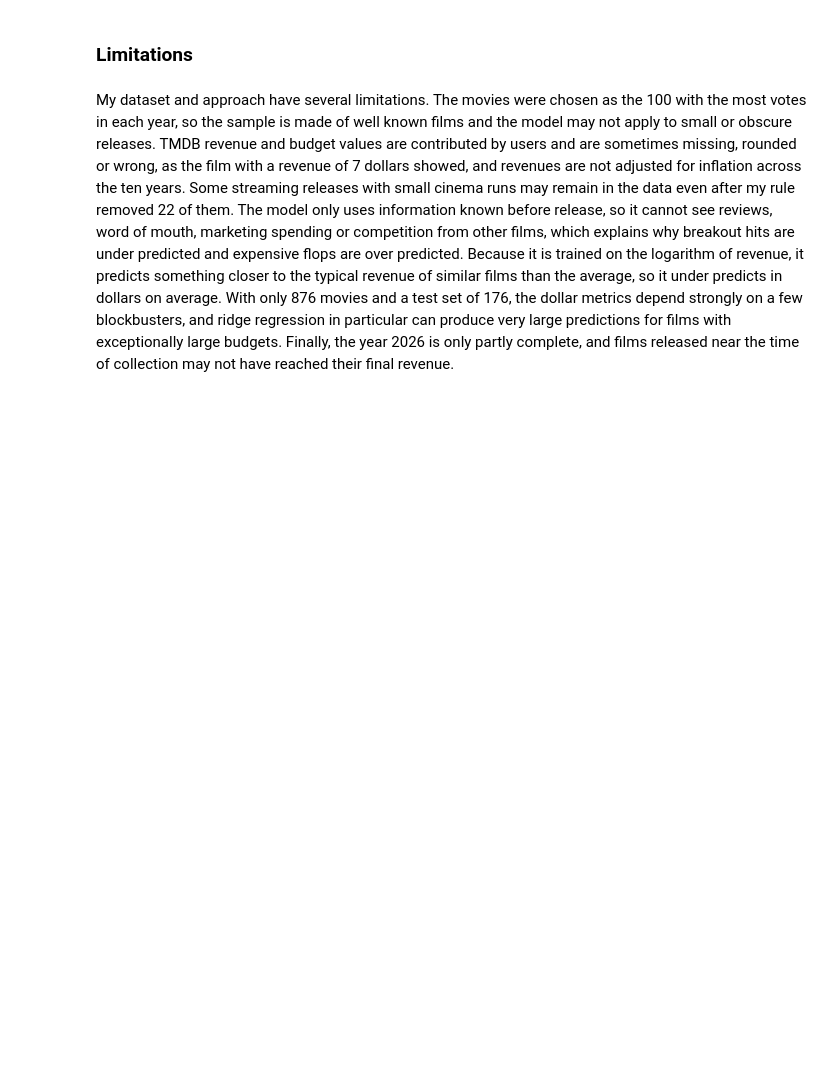
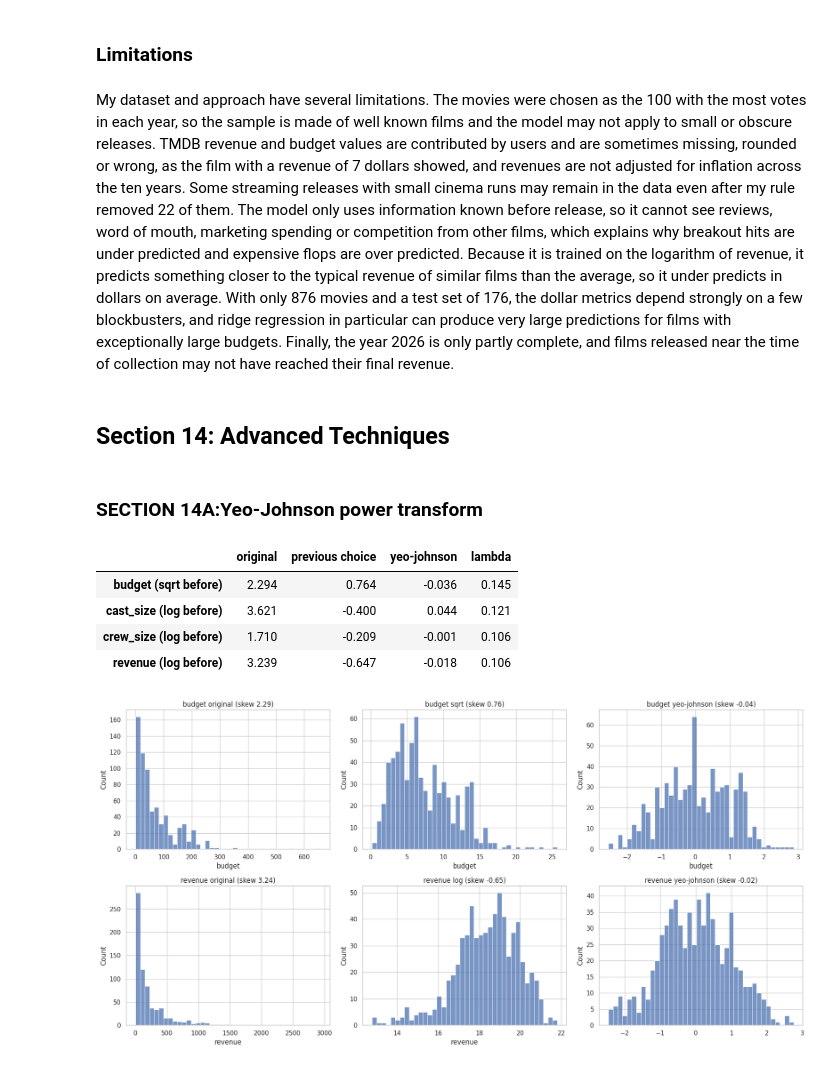
Before and after one commit to eishaiqbal767-cmyk/AI-TMBD-MOVIES-PROJECT, a Jupyter notebook: Notebooks/TMBD_Project.ipynb, the cells around one changed output. Cells and saved outputs as stored; diff of their text form; code cells hidden in the pictures; blank space fills up the shorter version.

Commit message:
SECTION 14:Advanced Techniques

```diff
--- a/Notebooks/TMBD_Project.ipynb
+++ b/Notebooks/TMBD_Project.ipynb
@@ -1975,3 +2043,51 @@ To measure the effect of preprocessing and feature selection, I compared version
 ### Limitations
 # %% [markdown]
 My dataset and approach have several limitations. The movies were chosen as the 100 with the most votes in each year, so the sample is made of well known films and the model may not apply to small or obscure releases. TMDB revenue and budget values are contributed by users and are sometimes missing, rounded or wrong, as the film with a revenue of 7 dollars showed, and revenues are not adjusted for inflation across the ten years. Some streaming releases with small cinema runs may remain in the data even after my rule removed 22 of them. The model only uses information known before release, so it cannot see reviews, word of mouth, marketing spending or competition from other films, which explains why breakout hits are under predicted and expensive flops are over predicted. Because it is trained on the logarithm of revenue, it predicts something closer to the typical revenue of similar films than the average, so it under predicts in dollars on average. With only 876 movies and a test set of 176, the dollar metrics depend strongly on a few blockbusters, and ridge regression in particular can produce very large predictions for films with exceptionally large budgets. Finally, the year 2026 is only partly complete, and films released near the time of collection may not have reached their final revenue.
+# %% [markdown]
+## Section 14: Advanced Techniques
+# %% [markdown]
+### SECTION 14A:Yeo-Johnson power transform
+# %%
+from sklearn.preprocessing import PowerTransformer
+
+def to_millions(X):
+    return X / 1e6
+
+def from_millions(X):
+    return X * 1e6
+
+tr = X_train[['budget', 'cast_size', 'crew_size']].copy()
+tr['budget'] = tr['budget'].fillna(tr['budget'].median()) / 1e6
+
+pt_x = PowerTransformer(method='yeo-johnson').fit(tr)
+yj_x = pd.DataFrame(pt_x.transform(tr), columns=tr.columns)
+pt_y = PowerTransformer(method='yeo-johnson').fit(y_train.values.reshape(-1, 1) / 1e6)
+yj_y = pd.Series(pt_y.transform(y_train.values.reshape(-1, 1) / 1e6).ravel())
+
+skew_cmp = pd.DataFrame({
+    'original': [tr['budget'].skew(), tr['cast_size'].skew(), tr['crew_size'].skew(), y_train.skew()],
+    'previous choice': [np.sqrt(tr['budget']).skew(), np.log1p(tr['cast_size']).skew(),
+                        np.log1p(tr['crew_size']).skew(), np.log1p(y_train).skew()],
+    'yeo-johnson': [yj_x['budget'].skew(), yj_x['cast_size'].skew(), yj_x['crew_size'].skew(), yj_y.skew()],
+    'lambda': list(pt_x.lambdas_) + [pt_y.lambdas_[0]],
+}, index=['budget (sqrt before)', 'cast_size (log before)', 'crew_size (log before)', 'revenue (log before)'])
+display(skew_cmp.round(3))
+
+fig, axes = plt.subplots(2, 3, figsize=(18, 9))
+for row, (orig, prev, yj, name, prev_name) in enumerate([
+        (tr['budget'], np.sqrt(tr['budget']), yj_x['budget'], 'budget', 'sqrt'),
+        (y_train / 1e6, np.log1p(y_train), yj_y, 'revenue', 'log')]):
+    for col, (data, title) in enumerate([(orig, f'{name} original'),
+                                          (prev, f'{name} {prev_name}'),
+                                          (yj, f'{name} yeo-johnson')]):
+        sns.histplot(data, bins=40, ax=axes[row, col])
+        axes[row, col].set_title(f'{title} (skew {pd.Series(data).skew():.2f})')
+plt.tight_layout()
+plt.show()
+# %% [output]
+|  | original | previous choice | yeo-johnson | lambda |
+| budget (sqrt before) | 2.294 | 0.764 | -0.036 | 0.145 |
+| cast_size (log before) | 3.621 | -0.400 | 0.044 | 0.121 |
+| crew_size (log before) | 1.710 | -0.209 | -0.001 | 0.106 |
+| revenue (log before) | 3.239 | -0.647 | -0.018 | 0.106 |
+[figure, added]
```
Also changed, not shown: parts of 13 cells of this notebook.
